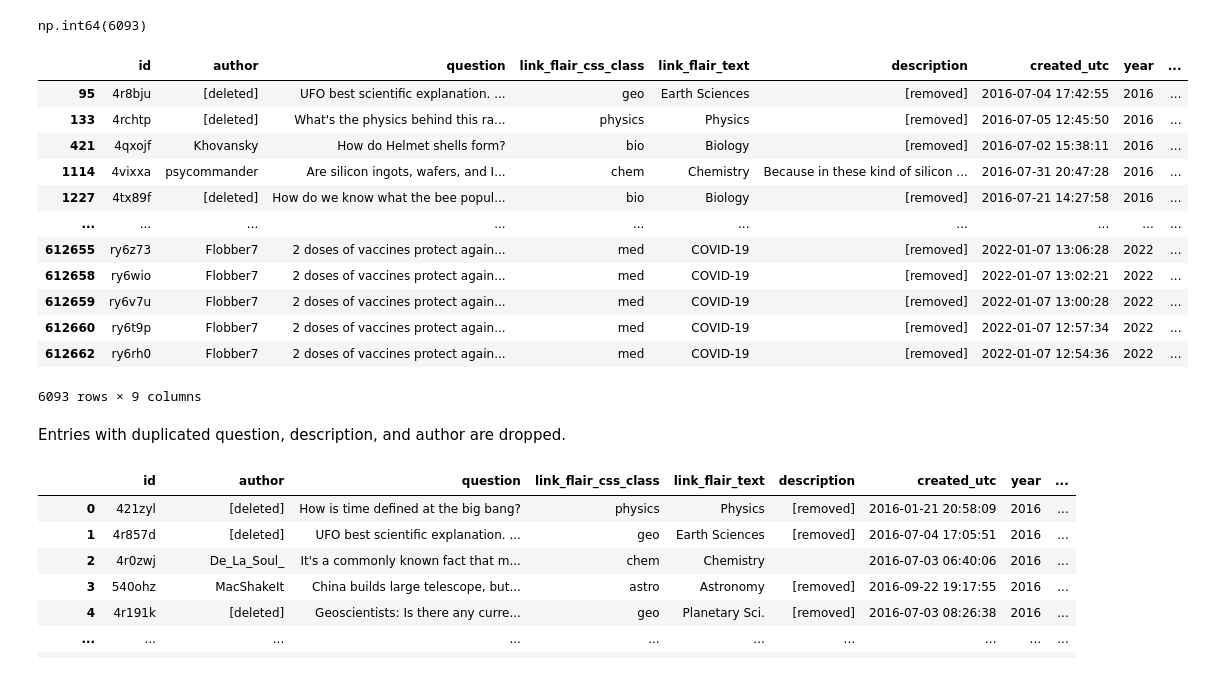
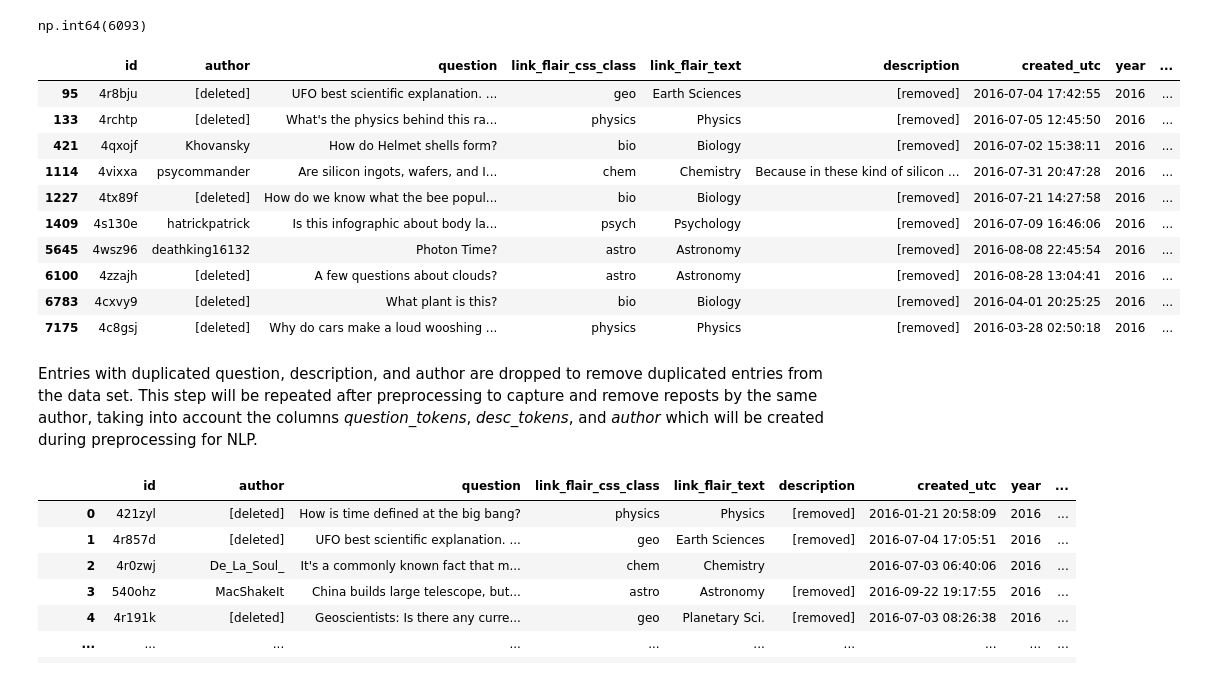
Before and after one commit to svenj-a/Topic_Modeling, a Jupyter notebook: Preprocessing.ipynb, the cells around one changed output. Saved outputs shown, nothing was run; the diff lists cells and outputs as text; code cells hidden in the pictures.

```diff
--- a/Preprocessing.ipynb
+++ b/Preprocessing.ipynb
@@ -121,23 +105,21 @@ df[['question', 'description', 'author']].duplicated().sum()
 # %% [output]
 np.int64(6093)
 # %%
-df[df[['question', 'description', 'author']].duplicated()]
+df[df[['question', 'description', 'author']].duplicated()].head(10)
 # %% [output]
 |  | id | author | question | link_flair_css_class | link_flair_text | description | created_utc | year | ... |
 | 95 | 4r8bju | [deleted] | UFO best scientific explanation. ... | geo | Earth Sciences | [removed] | 2016-07-04 17:42:55 | 2016 | ... |
 | 133 | 4rchtp | [deleted] | What's the physics behind this ra... | physics | Physics | [removed] | 2016-07-05 12:45:50 | 2016 | ... |
 | 421 | 4qxojf | Khovansky | How do Helmet shells form? | bio | Biology | [removed] | 2016-07-02 15:38:11 | 2016 | ... |
 | 1114 | 4vixxa | psycommander | Are silicon ingots, wafers, and I... | chem | Chemistry | Because in these kind of silicon ... | 2016-07-31 20:47:28 | 2016 | ... |
 | 1227 | 4tx89f | [deleted] | How do we know what the bee popul... | bio | Biology | [removed] | 2016-07-21 14:27:58 | 2016 | ... |
-| ... | ... | ... | ... | ... | ... | ... | ... | ... | ... |
-| 612655 | ry6z73 | Flobber7 | 2 doses of vaccines protect again... | med | COVID-19 | [removed] | 2022-01-07 13:06:28 | 2022 | ... |
-| 612658 | ry6wio | Flobber7 | 2 doses of vaccines protect again... | med | COVID-19 | [removed] | 2022-01-07 13:02:21 | 2022 | ... |
-| 612659 | ry6v7u | Flobber7 | 2 doses of vaccines protect again... | med | COVID-19 | [removed] | 2022-01-07 13:00:28 | 2022 | ... |
-| 612660 | ry6t9p | Flobber7 | 2 doses of vaccines protect again... | med | COVID-19 | [removed] | 2022-01-07 12:57:34 | 2022 | ... |
-| 612662 | ry6rh0 | Flobber7 | 2 doses of vaccines protect again... | med | COVID-19 | [removed] | 2022-01-07 12:54:36 | 2022 | ... |
+| 1409 | 4s130e | hatrickpatrick | Is this infographic about body la... | psych | Psychology | [removed] | 2016-07-09 16:46:06 | 2016 | ... |
+| 5645 | 4wsz96 | deathking16132 | Photon Time? | astro | Astronomy | [removed] | 2016-08-08 22:45:54 | 2016 | ... |
+| 6100 | 4zzajh | [deleted] | A few questions about clouds? | astro | Astronomy | [removed] | 2016-08-28 13:04:41 | 2016 | ... |
+| 6783 | 4cxvy9 | [deleted] | What plant is this? | bio | Biology | [removed] | 2016-04-01 20:25:25 | 2016 | ... |
+| 7175 | 4c8gsj | [deleted] | Why do cars make a loud wooshing ... | physics | Physics | [removed] | 2016-03-28 02:50:18 | 2016 | ... |
-6093 rows × 9 columns
 # %% [markdown]
-Entries with duplicated question, description, and author are dropped.
+Entries with duplicated question, description, and author are dropped to remove duplicated entries from the data set. This step will be repeated after preprocessing to capture and remove reposts by the same author, taking into account the columns *question_tokens*, *desc_tokens*, and *author* which will be created during preprocessing for NLP.
 # %%
 df = df.drop_duplicates(subset=['question', 'description', 'author'])
 df
```
Also changed, not shown: parts of 38 cells of this notebook, 10 other files.
